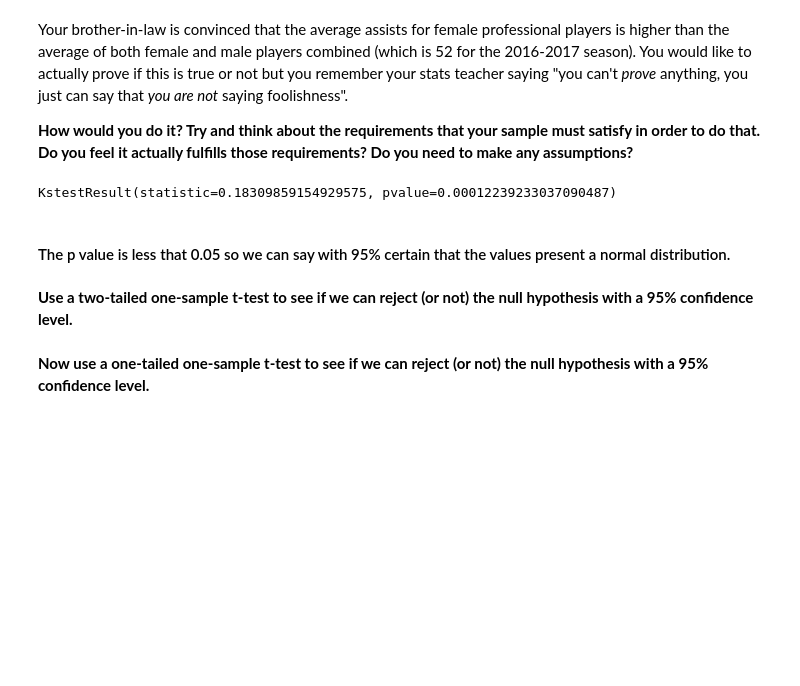
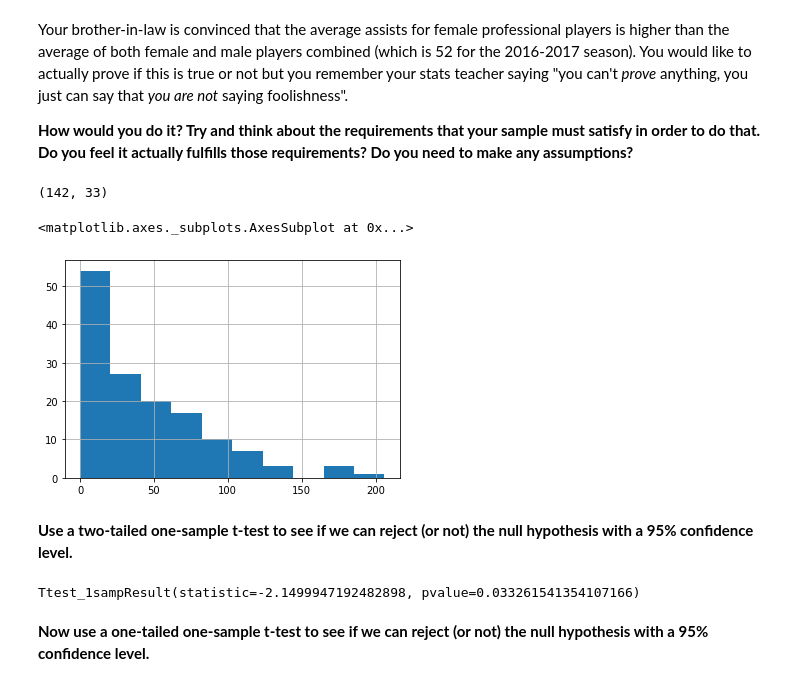
Before and after one commit to ta-data-lis/M2-mini-project2, a Jupyter notebook: your-code/3.-Inferential-Analysis.ipynb, the cells around one changed output. Cells and saved outputs as stored; diff of their text form; code cells hidden in the pictures; blank space fills up the shorter version.

```diff
--- a/your-code/3.-Inferential-Analysis.ipynb
+++ b/your-code/3.-Inferential-Analysis.ipynb
@@ -152,20 +152,19 @@ r
 Your brother-in-law is convinced that the average assists for female professional players is higher than the average of both female and male players combined (which is 52 for the 2016-2017 season). You would like to actually prove if this is true or not but you remember your stats teacher saying "you can't *prove* anything, you just can say that *you are not* saying foolishness".
 
 **How would you do it? Try and think about the requirements that your sample must satisfy in order to do that. Do you feel it actually fulfills those requirements? Do you need to make any assumptions?**
-# %%
-#your-answer-here
-
-loc = 52
-std = np.std(wnba["AST"])
-# since we only have the mean value I decide to use the std of the observed values to be able to do the calculation.
-
-observed = wnba["AST"]
-expected= stats.norm(loc, std)
-
-stats.kstest(observed, expected.cdf)
-# %% [output]
-KstestResult(statistic=0.18309859154929575, pvalue=0.00012239233037090487)
-# %% [markdown]
-#### The p value is less that 0.05 so we can say with 95% certain that the values present a normal distribution.
+# %%
+"""
+To be able to respond to my brother in law I whould need the values of the male leage. Since we don't have them available
+we can consider that both are the same values, but this is not a 100%
+"""
+# %% [output]
+(142, 33)
+# %%
+#your-answer-here
+
+wnba["AST"].hist()
+# %% [output]
+<matplotlib.axes._subplots.AxesSubplot at 0x...>
+[figure, added]
 # %% [markdown]
 **Use a two-tailed one-sample t-test to see if we can reject (or not) the null hypothesis with a 95% confidence level.**
@@ -174,2 +171,8 @@ KstestResult(statistic=0.18309859154929575, pvalue=0.00012239233037090487)
+# %%
+#your-answer-here
+ttest_1samp(wnba['AST'], 52)
+# The p-value is <0.05 so we can't denny the null hypotesis
+# %% [output]
+Ttest_1sampResult(statistic=-2.1499947192482898, pvalue=0.033261541354107166)
 # %% [markdown]
 **Now use a one-tailed one-sample t-test to see if we can reject (or not) the null hypothesis with a 95% confidence level.**
```
Also changed, not shown: parts of 4 cells of this notebook.
